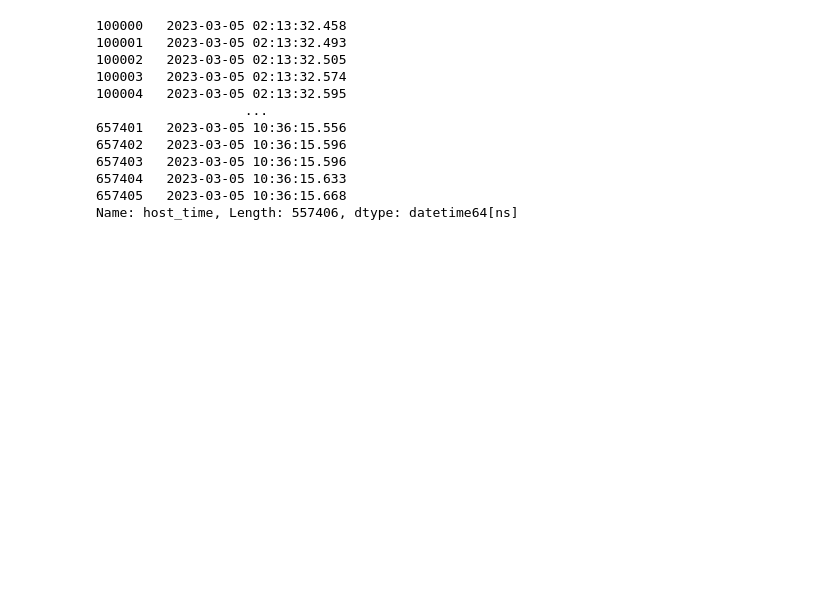
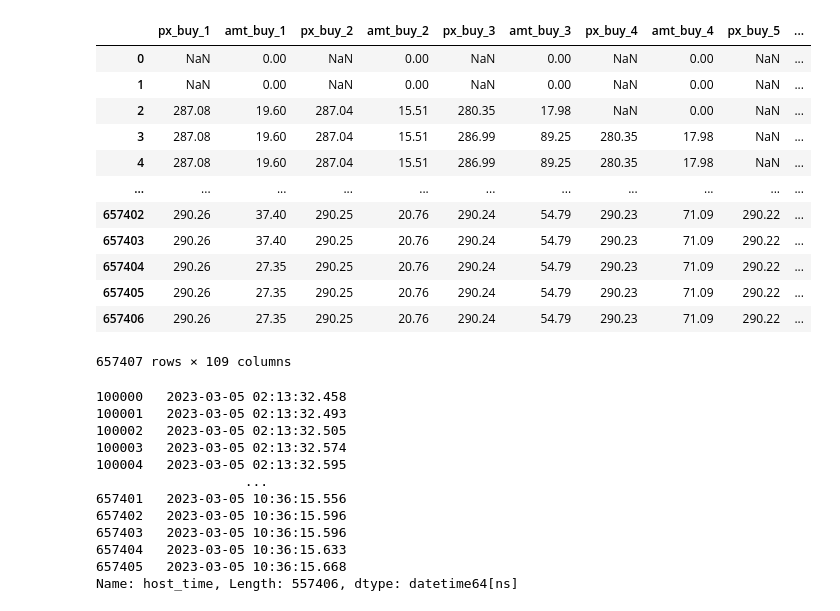
Before and after one commit to Arsenchius/algotrading, a Jupyter notebook: order_book_data.ipynb, the cells around one changed output. Drawn from its saved outputs; the diff is of its cells as text; code cells hidden in the pictures; blank space fills up the shorter version.

```diff
--- a/order_book_data.ipynb
+++ b/order_book_data.ipynb
@@ -4,6 +4,22 @@ import pandas as pd
 path = '/Users/arsenchik/Desktop/dipploma/machine_learning_in_hft/data/BNBUSDT_2023-03-04'
 # %%
 df = pd.read_csv(path,sep='|')
+# %%
+df
+# %% [output]
+|  | px_buy_1 | amt_buy_1 | px_buy_2 | amt_buy_2 | px_buy_3 | amt_buy_3 | px_buy_4 | amt_buy_4 | px_buy_5 | ... |
+| 0 | NaN | 0.00 | NaN | 0.00 | NaN | 0.00 | NaN | 0.00 | NaN | ... |
+| 1 | NaN | 0.00 | NaN | 0.00 | NaN | 0.00 | NaN | 0.00 | NaN | ... |
+| 2 | 287.08 | 19.60 | 287.04 | 15.51 | 280.35 | 17.98 | NaN | 0.00 | NaN | ... |
+| 3 | 287.08 | 19.60 | 287.04 | 15.51 | 286.99 | 89.25 | 280.35 | 17.98 | NaN | ... |
+| 4 | 287.08 | 19.60 | 287.04 | 15.51 | 286.99 | 89.25 | 280.35 | 17.98 | NaN | ... |
+| ... | ... | ... | ... | ... | ... | ... | ... | ... | ... | ... |
+| 657402 | 290.26 | 37.40 | 290.25 | 20.76 | 290.24 | 54.79 | 290.23 | 71.09 | 290.22 | ... |
+| 657403 | 290.26 | 37.40 | 290.25 | 20.76 | 290.24 | 54.79 | 290.23 | 71.09 | 290.22 | ... |
+| 657404 | 290.26 | 27.35 | 290.25 | 20.76 | 290.24 | 54.79 | 290.23 | 71.09 | 290.22 | ... |
+| 657405 | 290.26 | 27.35 | 290.25 | 20.76 | 290.24 | 54.79 | 290.23 | 71.09 | 290.22 | ... |
+| 657406 | 290.26 | 27.35 | 290.25 | 20.76 | 290.24 | 54.79 | 290.23 | 71.09 | 290.22 | ... |
+657407 rows × 109 columns
 # %%
 temp = df.iloc[100000:-1]
 # %%
```
